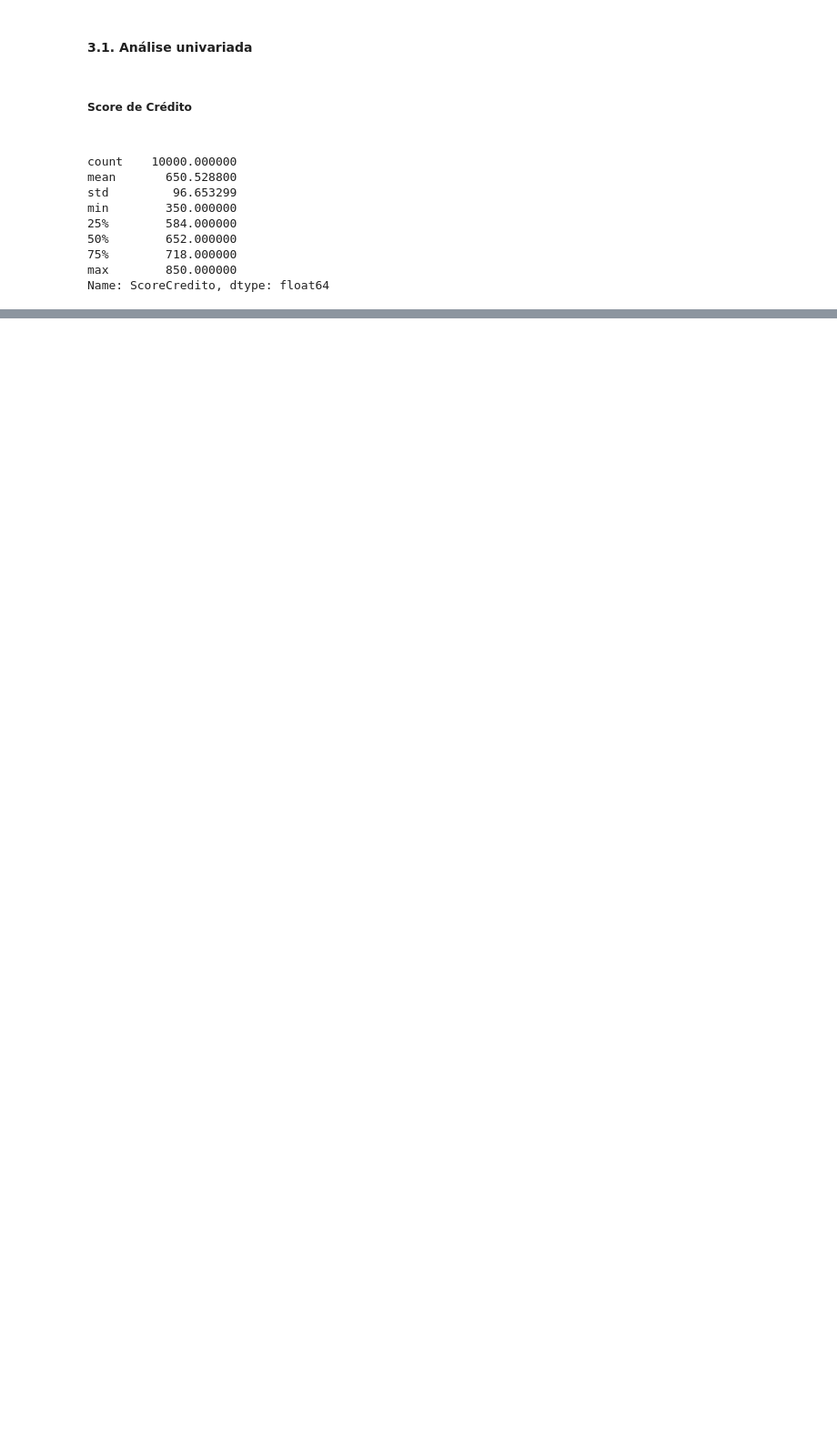
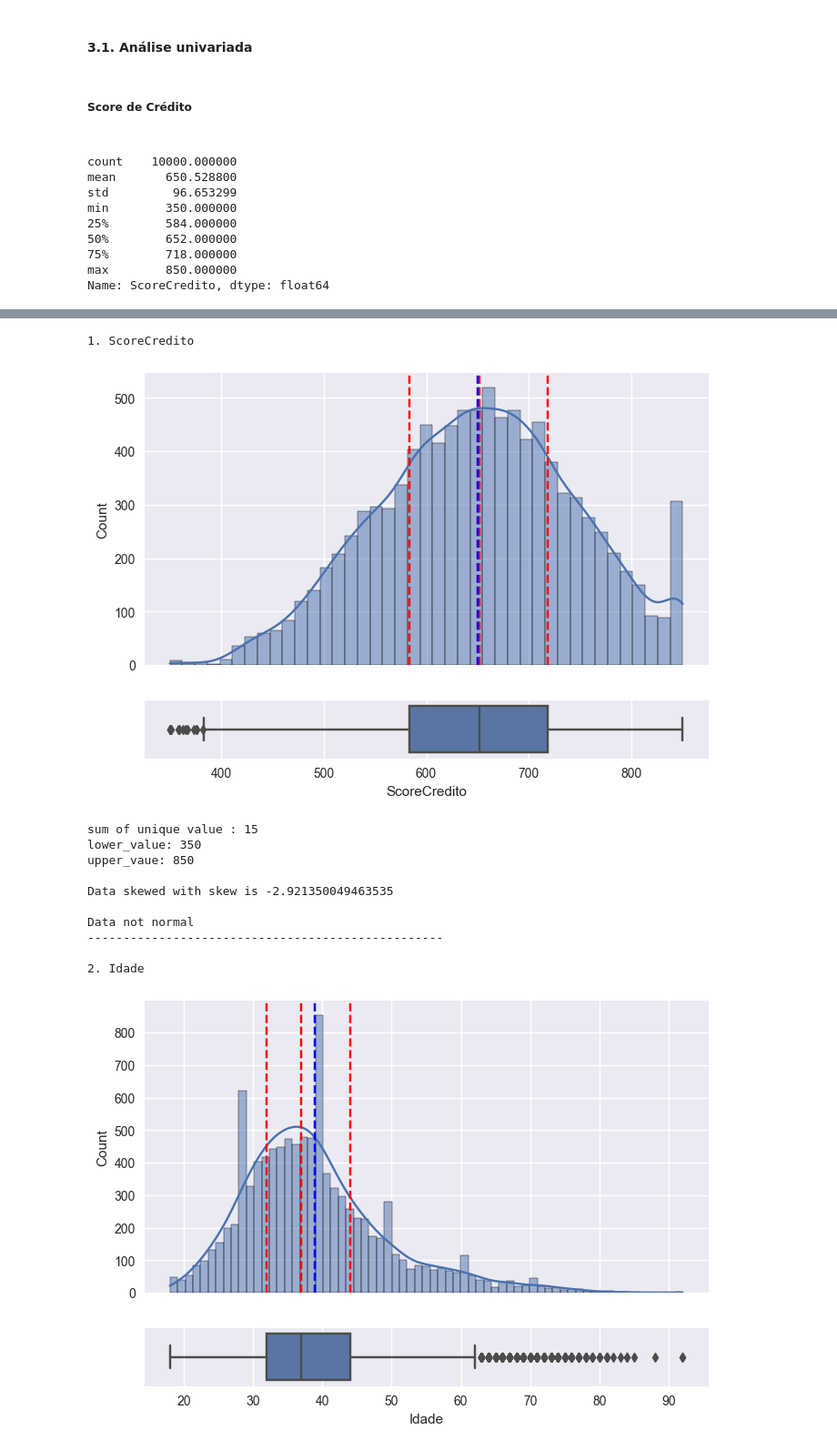
Before and after one commit to willyferreira/bank_churn, a Jupyter notebook: churn.ipynb, the cells around one changed output, grey strips where cells are left out. Shown at 91% size. Drawn from its saved outputs; the diff is of its cells as text; code cells hidden in the pictures; blank space fills up the shorter version.

```diff
--- a/churn.ipynb
+++ b/churn.ipynb
@@ -216,0 +233,47 @@ sns.boxplot(x = df.ScoreCredito, ax=ax[1])
+# %%
+norm_data = []
+for y,x in enumerate(df_numericas,1):
+    print(f'{y}. {x}')
+    fig, ax = plt.subplots(2,1, sharex=True, gridspec_kw={'height_ratios':[5,1]})
+    sns.histplot(data=df, x=x, kde=True, ax=ax[0])
+    ax[0].axvline(np.nanpercentile(df[x], 25), c='red',linestyle='--')
+    ax[0].axvline(np.nanpercentile(df[x], 50), c='red',linestyle='--')
+    ax[0].axvline(np.nanpercentile(df[x], 75), c='red',linestyle='--')
+    ax[0].axvline(np.mean(df[x]), c='blue',linestyle='--')
+
+    sns.boxplot(data=df, x=x, ax=ax[1])
+    ax[1].set_xlabel(f'{x}')
+    plt.show()
+    print(' ')
+    df[x].describe()
+    print(' ')
+    outlier(df[x])
+    print(' ')
+    sk, pval = st.skewtest(df[x])
+    if pval < 0.05:
+        print(f'Data skewed with skew is {sk}')
+    else:
+        print(f'Data not skewed')
+    print(' ')
+    norm, pval = st.normaltest(df[x])
+    if pval < 0.05:
+        print(f'Data not normal')
+    else:
+        print(f'Data normal')
+        norm_data.append(x)
+    print('-'*50)
+    print(' ')
+# %% [output]
+1. ScoreCredito
+[figure, added]
+sum of unique value : 15
+lower_value: 350
+upper_vaue: 850
+
+Data skewed with skew is -2.921350049463535
+
+Data not normal
+--------------------------------------------------
+
+2. Idade
+[figure, added]
```
Also changed, not shown: parts of 10 cells of this notebook.
